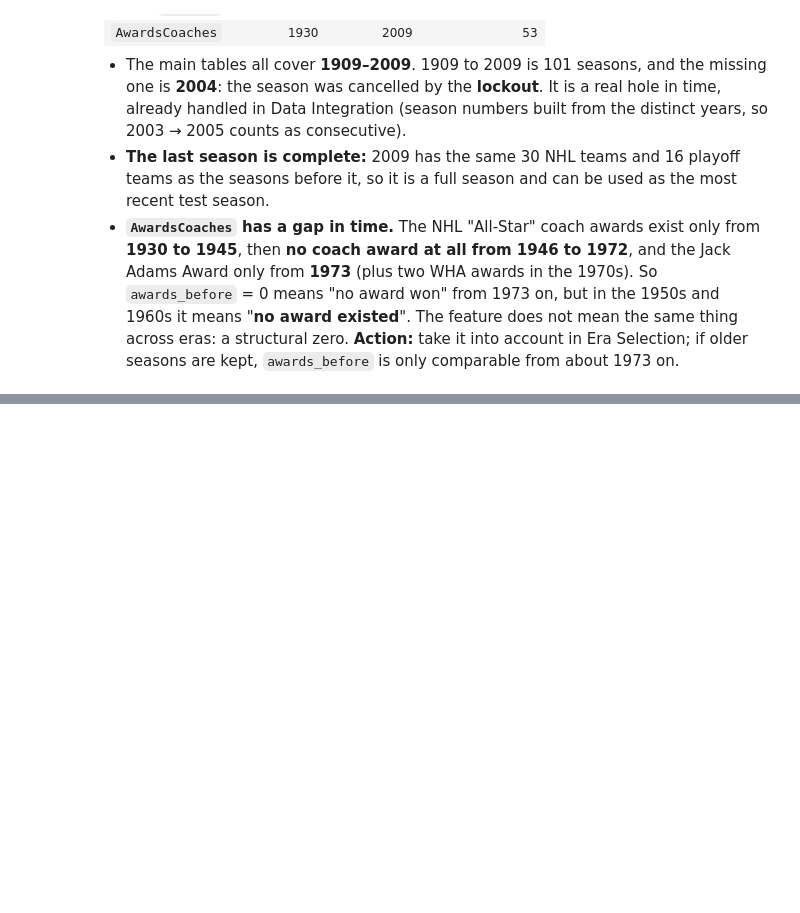
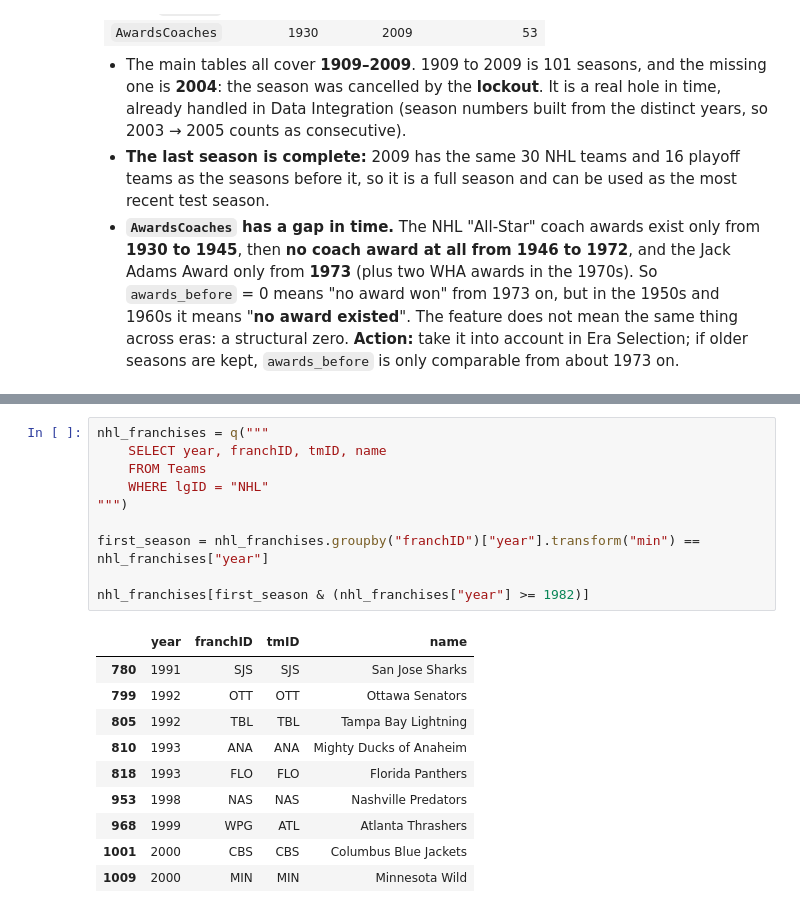
Before and after one commit to LuisBento2005/AC_DataMining, a Jupyter notebook: notebooks/03_data_preparation.ipynb, the cells around one changed output, grey strips where cells are left out. Drawn from its saved outputs; the diff is of its cells as text; blank space fills up the shorter version.

```diff
--- a/notebooks/03_data_preparation.ipynb
+++ b/notebooks/03_data_preparation.ipynb
@@ -1678,0 +1877,21 @@ Timeliness is also about whether old data still describes the game we predict. M
+# %%
+nhl_franchises = q("""
+    SELECT year, franchID, tmID, name
+    FROM Teams
+    WHERE lgID = "NHL"
+""")
+
+first_season = nhl_franchises.groupby("franchID")["year"].transform("min") == nhl_franchises["year"]
+
+nhl_franchises[first_season & (nhl_franchises["year"] >= 1982)]
+# %% [output]
+|  | year | franchID | tmID | name |
+| 780 | 1991 | SJS | SJS | San Jose Sharks |
+| 799 | 1992 | OTT | OTT | Ottawa Senators |
+| 805 | 1992 | TBL | TBL | Tampa Bay Lightning |
+| 810 | 1993 | ANA | ANA | Mighty Ducks of Anaheim |
+| 818 | 1993 | FLO | FLO | Florida Panthers |
+| 953 | 1998 | NAS | NAS | Nashville Predators |
+| 968 | 1999 | WPG | ATL | Atlanta Thrashers |
+| 1001 | 2000 | CBS | CBS | Columbus Blue Jackets |
+| 1009 | 2000 | MIN | MIN | Minnesota Wild |
```
Also changed, not shown: parts of 86 cells of this notebook.
